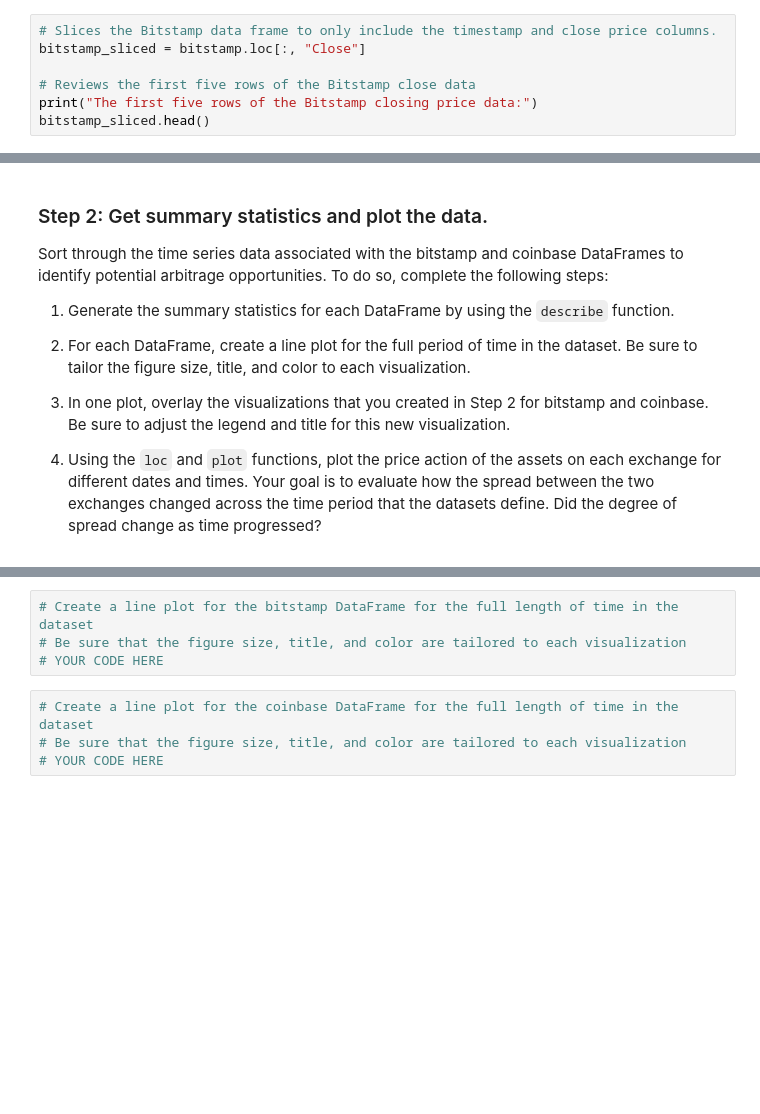
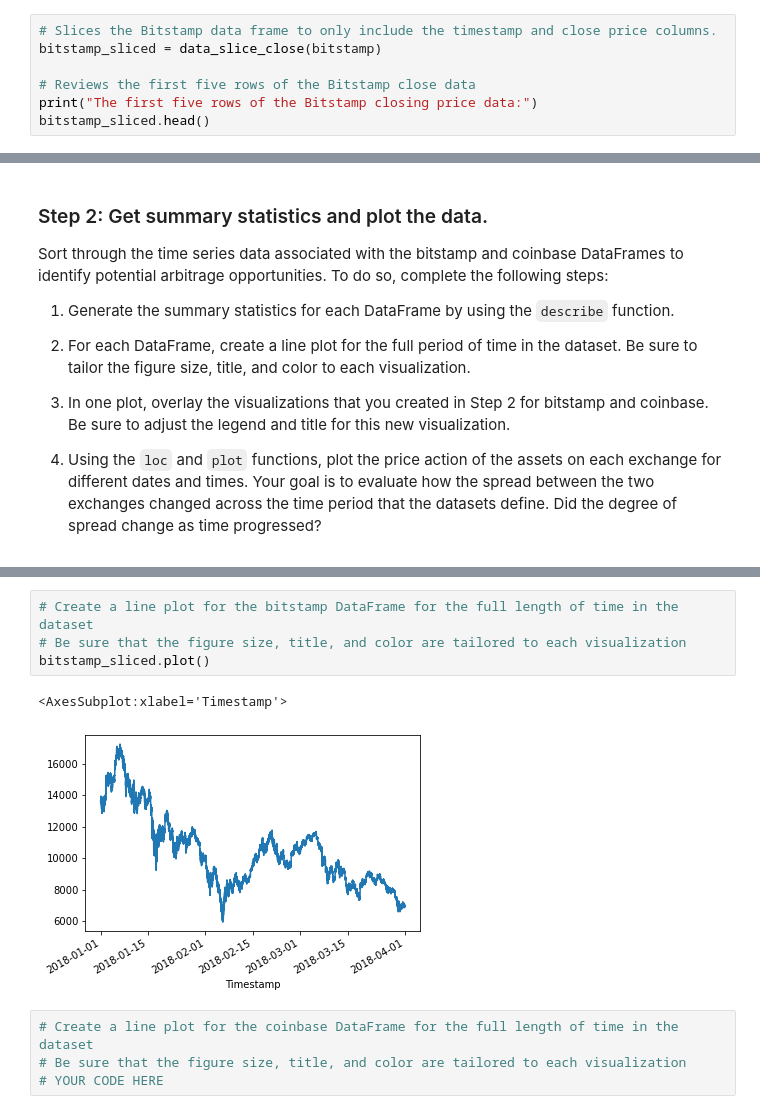
Before and after one commit to phodsman/Cryptocurrency-Arbitrage-Opportunity-Analyzer, a Jupyter notebook: crypto_arbitrage.ipynb, the cells around one changed output, grey strips where cells are left out. Saved outputs shown, nothing was run; the diff lists cells and outputs as text; blank space fills up the shorter version.

Commit message:
moved functions for slicing data to only include timestamp and close price to modules in utils. began working on the plots.

```diff
--- a/crypto_arbitrage.ipynb
+++ b/crypto_arbitrage.ipynb
@@ -83,7 +85,7 @@ Your analysis consists of the following tasks:
 4. Calculate the arbitrage profits.
 # %%
 # Slices the Bitstamp data frame to only include the timestamp and close price columns.
-bitstamp_sliced = bitstamp.loc[:, "Close"]
+bitstamp_sliced = data_slice_close(bitstamp)
 
 # Reviews the first five rows of the Bitstamp close data
 print("The first five rows of the Bitstamp closing price data:")
@@ -134,7 +160,10 @@ Sort through the time series data associated with the bitstamp and coinbase Data
 # %%
 # Create a line plot for the bitstamp DataFrame for the full length of time in the dataset
 # Be sure that the figure size, title, and color are tailored to each visualization
-# YOUR CODE HERE
+bitstamp_sliced.plot()
+# %% [output]
+<AxesSubplot:xlabel='Timestamp'>
+[figure, added]
 # %%
 # Create a line plot for the coinbase DataFrame for the full length of time in the dataset
 # Be sure that the figure size, title, and color are tailored to each visualization
```
Also changed, not shown: parts of 5 cells of this notebook, 1 other file.
